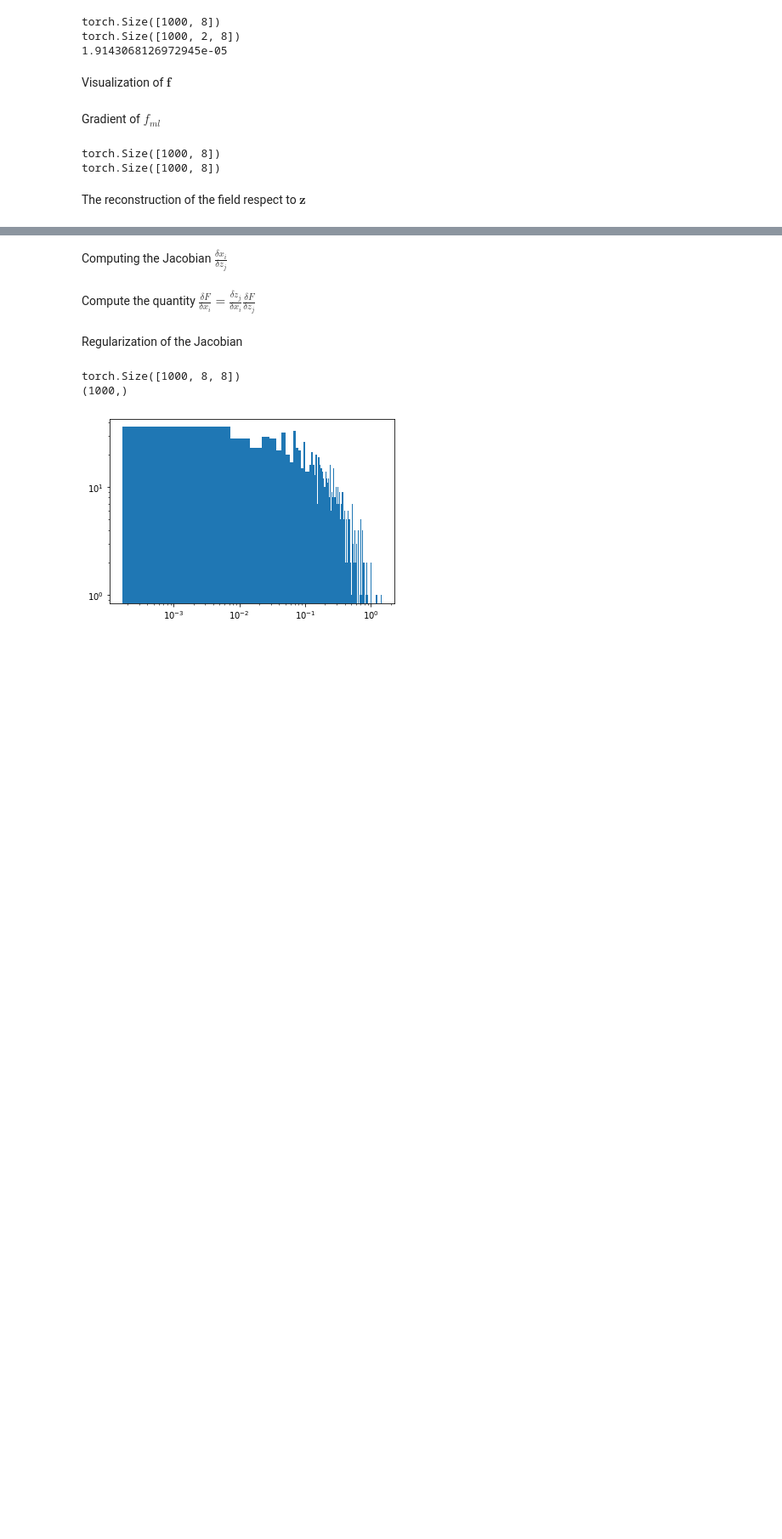
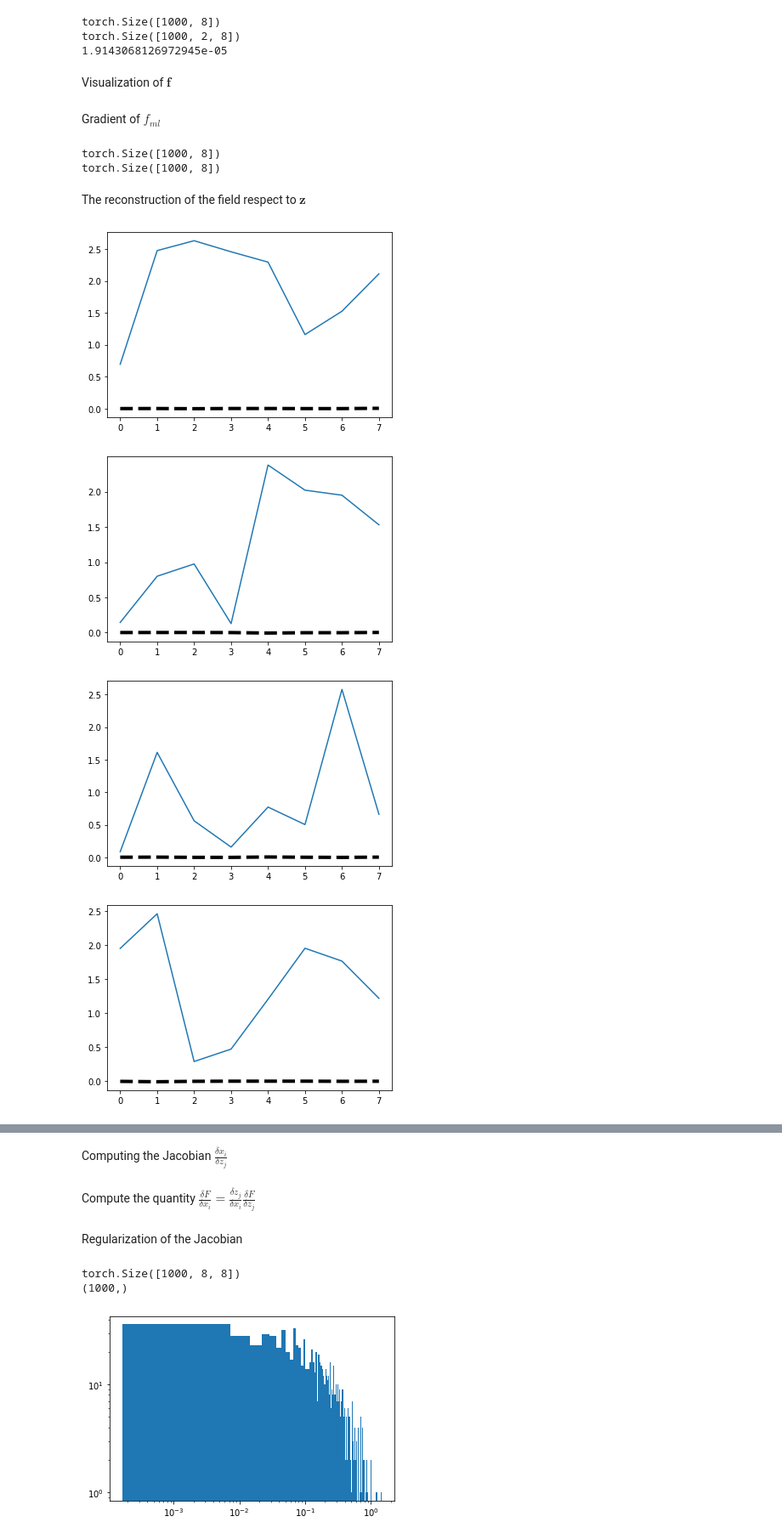
Before and after one commit to emacosta95/DL-VLM, a Jupyter notebook: Check_the_DL-DFT_Model.ipynb, the cells around one changed output, grey strips where cells are left out. Shown at 85% size. Drawn from its saved outputs; the diff is of its cells as text; code cells hidden in the pictures; blank space fills up the shorter version.

```diff
--- a/Check_the_DL-DFT_Model.ipynb
+++ b/Check_the_DL-DFT_Model.ipynb
@@ -333,6 +335,11 @@ torch.Size([1000, 8])
 The reconstruction of the field respect to $\mathbf{z}$
 # %%
 for i in range(10):
-    #plt.plot(h_torch[i,0,:].detach().numpy())
+    plt.plot(h_torch[i,0,:].detach().numpy())
     plt.plot(-1*grad[i,:].detach().numpy(),color='black',linestyle='--',linewidth=4)
     plt.show()
+# %% [output]
+[figure, added]
+[figure, added]
+[figure, added]
+[figure, added]
```
Also changed, not shown: parts of 3 cells of this notebook, 4 other files.
